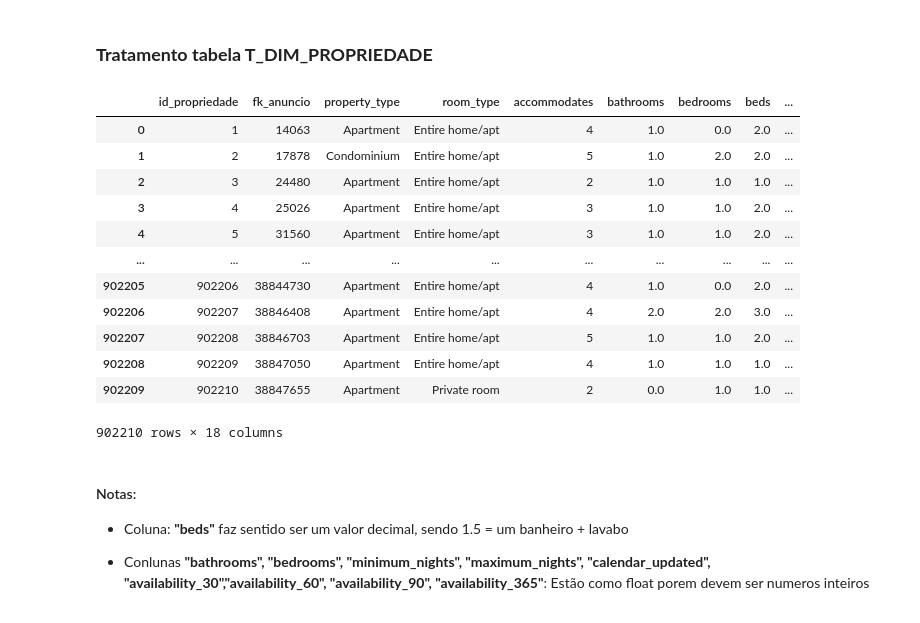
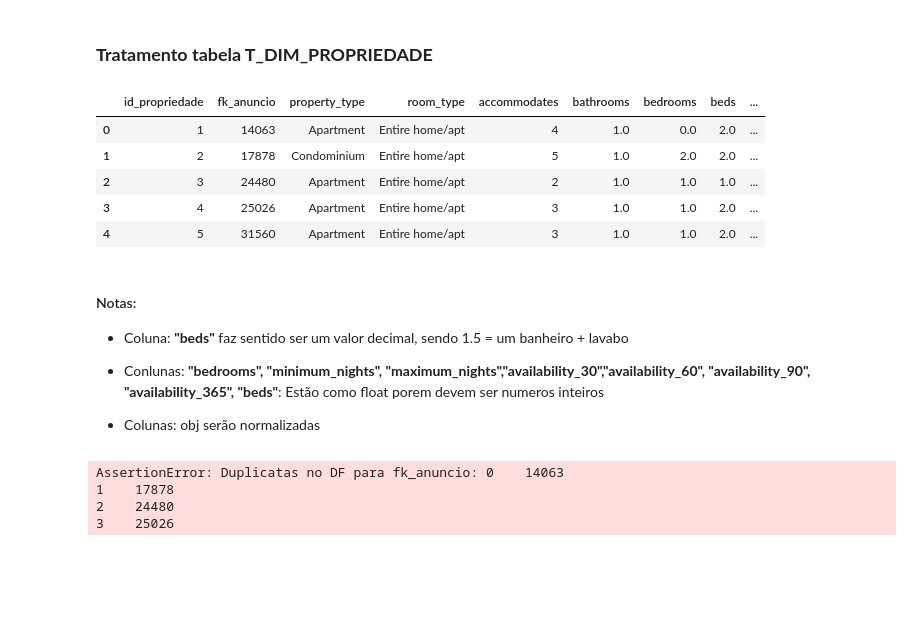
Before and after one commit to JONATHAN-ALMEIDA-MESQUITA/Airbnb-analytics-dw, a Jupyter notebook: notebooks/1_silver_transformations.ipynb, the cells around one changed output. Saved outputs shown, nothing was run; the diff lists cells and outputs as text; code cells hidden in the pictures; blank space fills up the shorter version.

Commit message:
updated tabela propriedade

```diff
--- a/notebooks/1_silver_transformations.ipynb
+++ b/notebooks/1_silver_transformations.ipynb
@@ -758,25 +872,19 @@ df_localizacao_silver.head(5)
 # %%
 #Leitura da tabela propriedade
 df_propriedade = pd.read_sql('SELECT * FROM a_bronze. "T_DIM_PROPRIEDADE"',conn)
+df_propriedade.head(5)
+# %% [output]
+|  | id_propriedade | fk_anuncio | property_type | room_type | accommodates | bathrooms | bedrooms | beds | ... |
+| 0 | 1 | 14063 | Apartment | Entire home/apt | 4 | 1.0 | 0.0 | 2.0 | ... |
+| 1 | 2 | 17878 | Condominium | Entire home/apt | 5 | 1.0 | 2.0 | 2.0 | ... |
+| 2 | 3 | 24480 | Apartment | Entire home/apt | 2 | 1.0 | 1.0 | 1.0 | ... |
+| 3 | 4 | 25026 | Apartment | Entire home/apt | 3 | 1.0 | 1.0 | 2.0 | ... |
+| 4 | 5 | 31560 | Apartment | Entire home/apt | 3 | 1.0 | 1.0 | 2.0 | ... |
-# %%
-df_propriedade
-# %% [output]
-|  | id_propriedade | fk_anuncio | property_type | room_type | accommodates | bathrooms | bedrooms | beds | ... |
-| 0 | 1 | 14063 | Apartment | Entire home/apt | 4 | 1.0 | 0.0 | 2.0 | ... |
-| 1 | 2 | 17878 | Condominium | Entire home/apt | 5 | 1.0 | 2.0 | 2.0 | ... |
-| 2 | 3 | 24480 | Apartment | Entire home/apt | 2 | 1.0 | 1.0 | 1.0 | ... |
-| 3 | 4 | 25026 | Apartment | Entire home/apt | 3 | 1.0 | 1.0 | 2.0 | ... |
-| 4 | 5 | 31560 | Apartment | Entire home/apt | 3 | 1.0 | 1.0 | 2.0 | ... |
-| ... | ... | ... | ... | ... | ... | ... | ... | ... | ... |
-| 902205 | 902206 | 38844730 | Apartment | Entire home/apt | 4 | 1.0 | 0.0 | 2.0 | ... |
-| 902206 | 902207 | 38846408 | Apartment | Entire home/apt | 4 | 2.0 | 2.0 | 3.0 | ... |
-| 902207 | 902208 | 38846703 | Apartment | Entire home/apt | 5 | 1.0 | 1.0 | 2.0 | ... |
-| 902208 | 902209 | 38847050 | Apartment | Entire home/apt | 4 | 1.0 | 1.0 | 1.0 | ... |
-| 902209 | 902210 | 38847655 | Apartment | Private room | 2 | 0.0 | 1.0 | 1.0 | ... |
-902210 rows × 18 columns
 # %% [markdown]
 #### Notas:
 
 + Coluna: **"beds"** faz sentido ser um valor decimal, sendo 1.5 = um banheiro + lavabo
 
-+ Conlunas **"bathrooms", "bedrooms", "minimum_nights", "maximum_nights", "calendar_updated", "availability_30","availability_60", "availability_90", "availability_365"**: Estão como float porem devem ser numeros inteiros
++ Conlunas: **"bedrooms", "minimum_nights", "maximum_nights","availability_30","availability_60", "availability_90", "availability_365", "beds"**: Estão como float porem devem ser numeros inteiros
+
++ Colunas: obj serão normalizadas
@@ -782,0 +1158,8 @@ df_propriedade
+# %%
+dups = df_propriedade_silver_sql['fk_anuncio'].duplicated(keep=False)
+assert not dups.any(), f"Duplicatas no DF para fk_anuncio: {df_propriedade_silver_sql.loc[dups, 'fk_anuncio'].head()}"
+# %% [output]
+AssertionError: Duplicatas no DF para fk_anuncio: 0    14063
+1    17878
+2    24480
+3    25026
```
Also changed, not shown: parts of 18 cells of this notebook, 1 other file.
